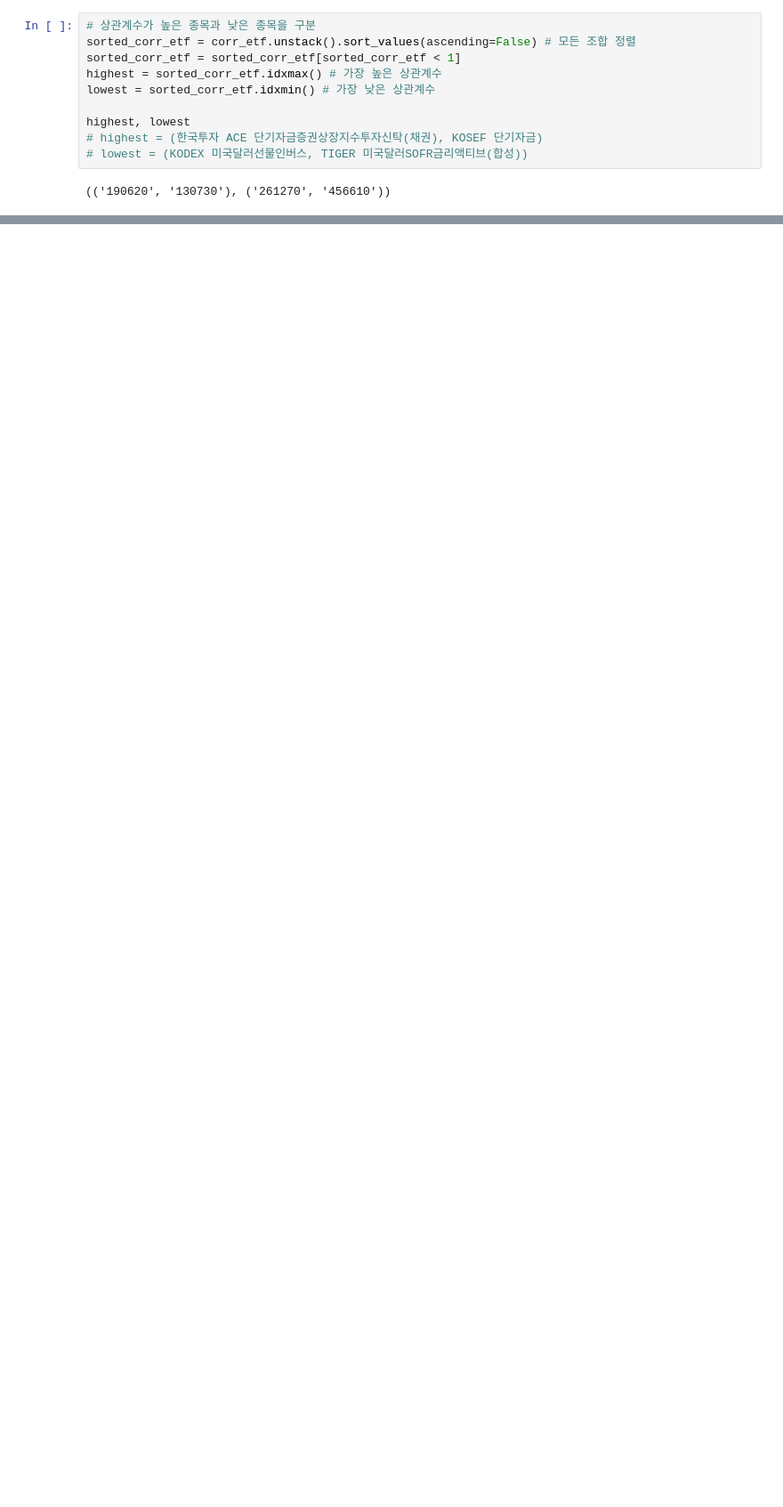
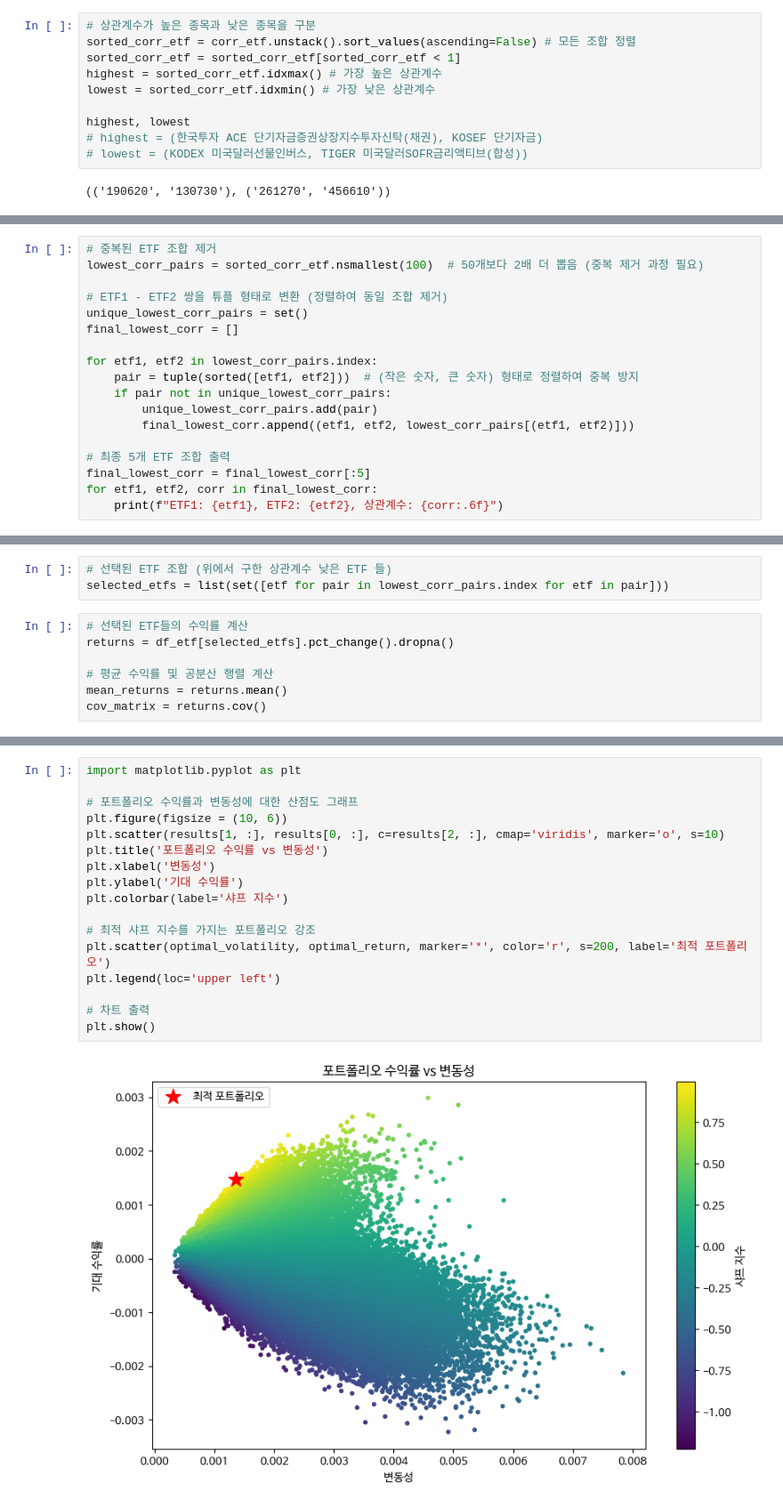
Before and after one commit to jihun-shim/study_pandas, a Jupyter notebook: quests/Portfolios.ipynb, the cells around one changed output, grey strips where cells are left out. Shown at 89% size. Drawn from its saved outputs; the diff is of its cells as text; blank space fills up the shorter version.

```diff
--- a/quests/Portfolios.ipynb
+++ b/quests/Portfolios.ipynb
@@ -105,0 +90,18 @@ dtype: float64
+# %%
+# 중복된 ETF 조합 제거
+lowest_corr_pairs = sorted_corr_etf.nsmallest(100)  # 50개보다 2배 더 뽑음 (중복 제거 과정 필요)
+
+# ETF1 - ETF2 쌍을 튜플 형태로 변환 (정렬하여 동일 조합 제거)
+unique_lowest_corr_pairs = set()
+final_lowest_corr = []
+
+for etf1, etf2 in lowest_corr_pairs.index:
+    pair = tuple(sorted([etf1, etf2]))  # (작은 숫자, 큰 숫자) 형태로 정렬하여 중복 방지
+    if pair not in unique_lowest_corr_pairs:
+        unique_lowest_corr_pairs.add(pair)
+        final_lowest_corr.append((etf1, etf2, lowest_corr_pairs[(etf1, etf2)]))
+
+# 최종 5개 ETF 조합 출력
+final_lowest_corr = final_lowest_corr[:5]
+for etf1, etf2, corr in final_lowest_corr:
+    print(f"ETF1: {etf1}, ETF2: {etf2}, 상관계수: {corr:.6f}")
@@ -105,0 +119,10 @@ dtype: float64
+# %%
+# 선택된 ETF 조합 (위에서 구한 상관계수 낮은 ETF 들)
+selected_etfs = list(set([etf for pair in lowest_corr_pairs.index for etf in pair]))
+# %%
+# 선택된 ETF들의 수익률 계산
+returns = df_etf[selected_etfs].pct_change().dropna()
+
+# 평균 수익률 및 공분산 행렬 계산
+mean_returns = returns.mean()
+cov_matrix = returns.cov()
@@ -105,0 +174,19 @@ dtype: float64
+# %%
+import matplotlib.pyplot as plt
+
+# 포트폴리오 수익률과 변동성에 대한 산점도 그래프
+plt.figure(figsize = (10, 6))
+plt.scatter(results[1, :], results[0, :], c=results[2, :], cmap='viridis', marker='o', s=10)
+plt.title('포트폴리오 수익률 vs 변동성')
+plt.xlabel('변동성')
+plt.ylabel('기대 수익률')
+plt.colorbar(label='샤프 지수')
+
+# 최적 샤프 지수를 가지는 포트폴리오 강조
+plt.scatter(optimal_volatility, optimal_return, marker='*', color='r', s=200, label='최적 포트폴리오')
+plt.legend(loc='upper left')
+
+# 차트 출력
+plt.show()
+# %% [output]
+[figure, added]
```
Also changed, not shown: parts of 12 cells of this notebook, 1 other file.
